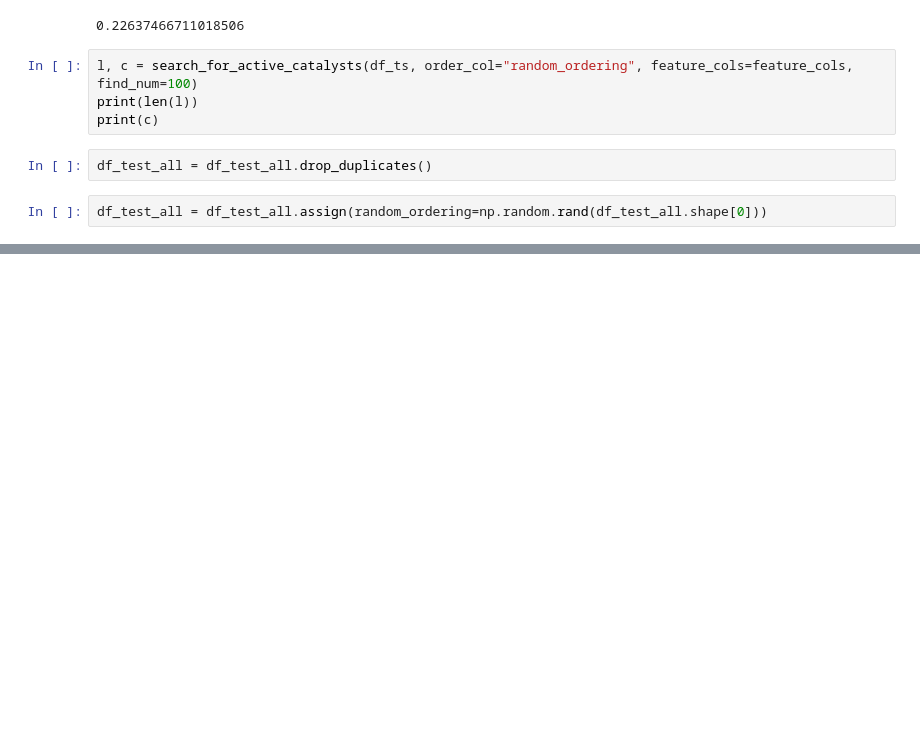
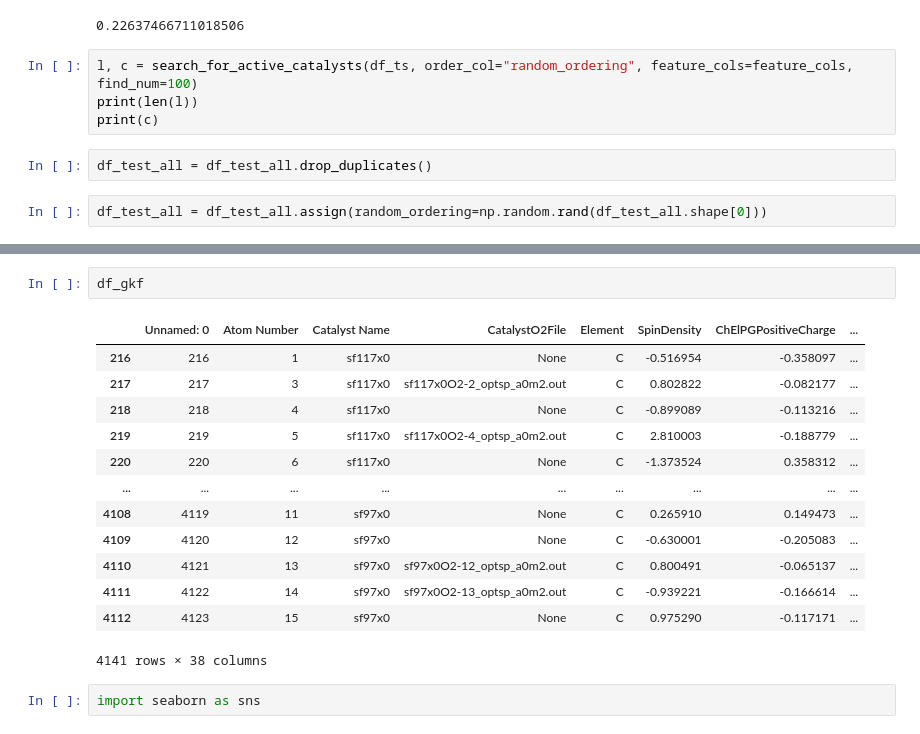
Before and after one commit to ndricke/ngcc_ml, a Jupyter notebook: catalyst_search_groupkfold.ipynb, the cells around one changed output, grey strips where cells are left out. Drawn from its saved outputs; the diff is of its cells as text; blank space fills up the shorter version.

```diff
--- a/catalyst_search_groupkfold.ipynb
+++ b/catalyst_search_groupkfold.ipynb
@@ -188,0 +185,18 @@ df_test_all = df_test_all.assign(random_ordering=np.random.rand(df_test_all.shap
+# %%
+df_gkf
+# %% [output]
+|  | Unnamed: 0 | Atom Number | Catalyst Name | CatalystO2File | Element | SpinDensity | ChElPGPositiveCharge | ... |
+| 216 | 216 | 1 | sf117x0 | None | C | -0.516954 | -0.358097 | ... |
+| 217 | 217 | 3 | sf117x0 | sf117x0O2-2_optsp_a0m2.out | C | 0.802822 | -0.082177 | ... |
+| 218 | 218 | 4 | sf117x0 | None | C | -0.899089 | -0.113216 | ... |
+| 219 | 219 | 5 | sf117x0 | sf117x0O2-4_optsp_a0m2.out | C | 2.810003 | -0.188779 | ... |
+| 220 | 220 | 6 | sf117x0 | None | C | -1.373524 | 0.358312 | ... |
+| ... | ... | ... | ... | ... | ... | ... | ... | ... |
+| 4108 | 4119 | 11 | sf97x0 | None | C | 0.265910 | 0.149473 | ... |
+| 4109 | 4120 | 12 | sf97x0 | None | C | -0.630001 | -0.205083 | ... |
+| 4110 | 4121 | 13 | sf97x0 | sf97x0O2-12_optsp_a0m2.out | C | 0.800491 | -0.065137 | ... |
+| 4111 | 4122 | 14 | sf97x0 | sf97x0O2-13_optsp_a0m2.out | C | -0.939221 | -0.166614 | ... |
+| 4112 | 4123 | 15 | sf97x0 | None | C | 0.975290 | -0.117171 | ... |
+4141 rows × 38 columns
+# %%
+import seaborn as sns
```
Also changed, not shown: parts of 15 cells of this notebook, 9 other files.
